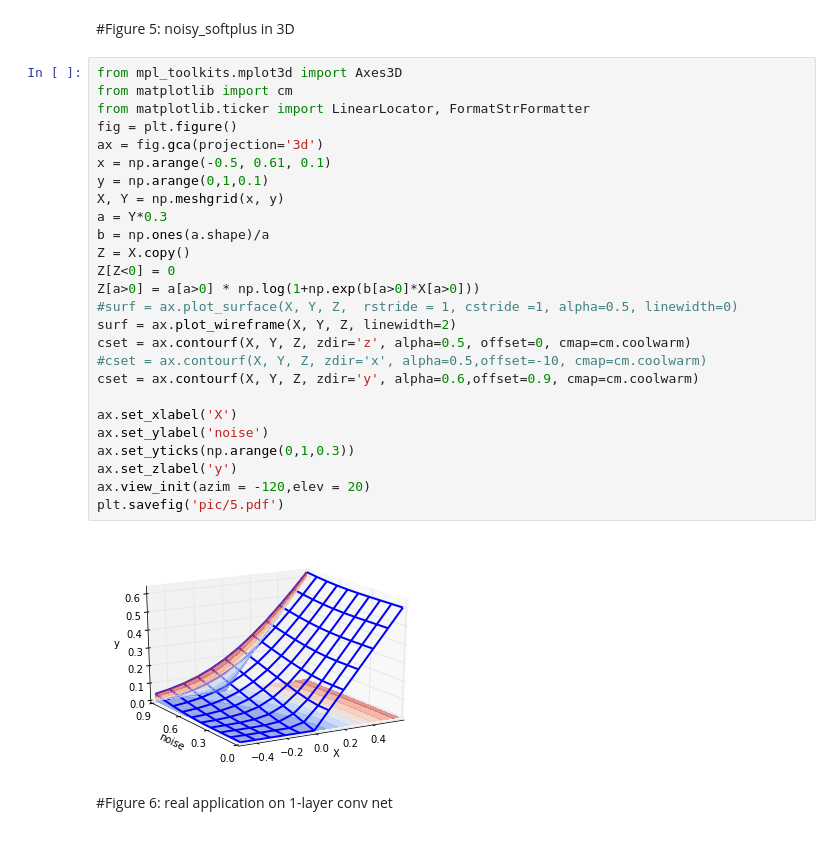
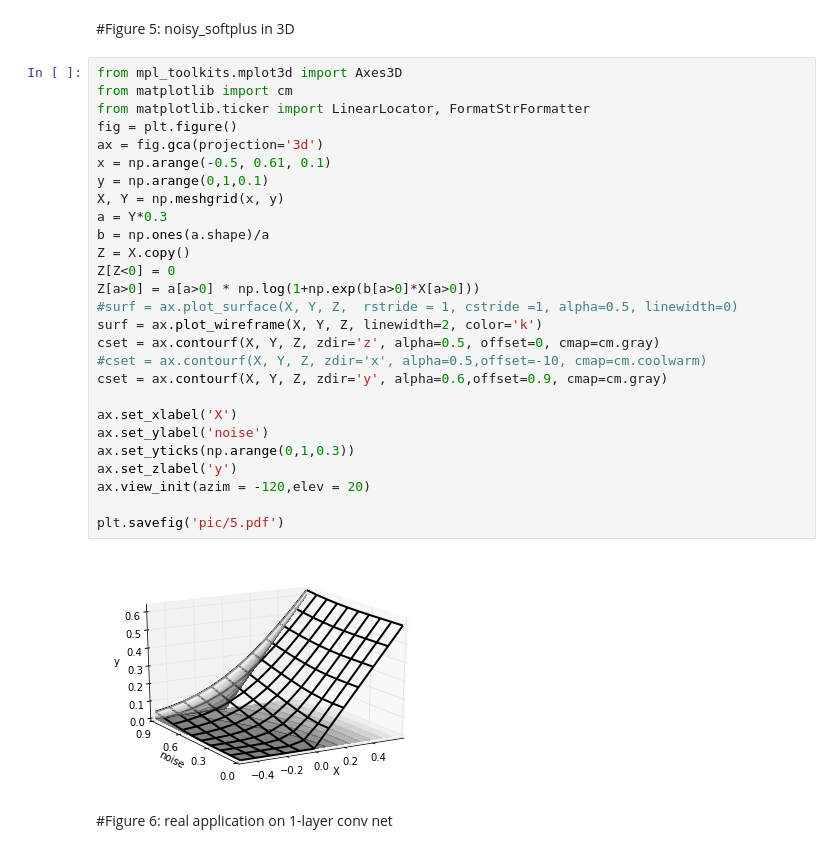
Before and after one commit to qian-liu/iconip2016, a Jupyter notebook: code/figure.ipynb, the cells around one changed output. Saved outputs shown, nothing was run; the diff lists cells and outputs as text.

```diff
--- a/code/figure.ipynb
+++ b/code/figure.ipynb
@@ -317,31 +356,32 @@ plt.savefig('pic/4-2.pdf')
 # %%
 from mpl_toolkits.mplot3d import Axes3D
 from matplotlib import cm
 from matplotlib.ticker import LinearLocator, FormatStrFormatter
 fig = plt.figure()
 ax = fig.gca(projection='3d')
 x = np.arange(-0.5, 0.61, 0.1)
 y = np.arange(0,1,0.1)
 X, Y = np.meshgrid(x, y)
 a = Y*0.3
 b = np.ones(a.shape)/a
 Z = X.copy()
 Z[Z<0] = 0
 Z[a>0] = a[a>0] * np.log(1+np.exp(b[a>0]*X[a>0]))
 #surf = ax.plot_surface(X, Y, Z,  rstride = 1, cstride =1, alpha=0.5, linewidth=0)
-surf = ax.plot_wireframe(X, Y, Z, linewidth=2)
-cset = ax.contourf(X, Y, Z, zdir='z', alpha=0.5, offset=0, cmap=cm.coolwarm)
+surf = ax.plot_wireframe(X, Y, Z, linewidth=2, color='k')
+cset = ax.contourf(X, Y, Z, zdir='z', alpha=0.5, offset=0, cmap=cm.gray)
 #cset = ax.contourf(X, Y, Z, zdir='x', alpha=0.5,offset=-10, cmap=cm.coolwarm)
-cset = ax.contourf(X, Y, Z, zdir='y', alpha=0.6,offset=0.9, cmap=cm.coolwarm)
+cset = ax.contourf(X, Y, Z, zdir='y', alpha=0.6,offset=0.9, cmap=cm.gray)
 
 ax.set_xlabel('X')
 ax.set_ylabel('noise')
 ax.set_yticks(np.arange(0,1,0.3))
 ax.set_zlabel('y')
 ax.view_init(azim = -120,elev = 20)
+
 plt.savefig('pic/5.pdf')
 # %% [output]
-[figure, old version]
+[figure, new version]
 # %% [markdown]
 #Figure 6: real application on 1-layer conv net
 # %%
```
Also changed, not shown: parts of 32 cells of this notebook, 42 other files.
